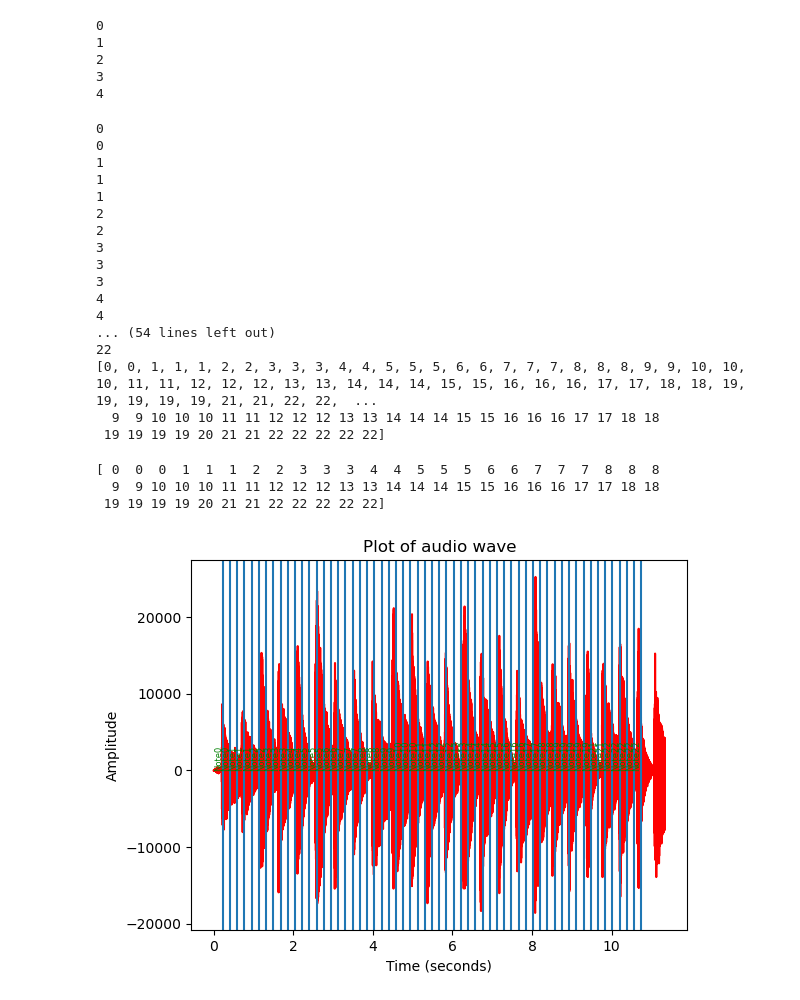
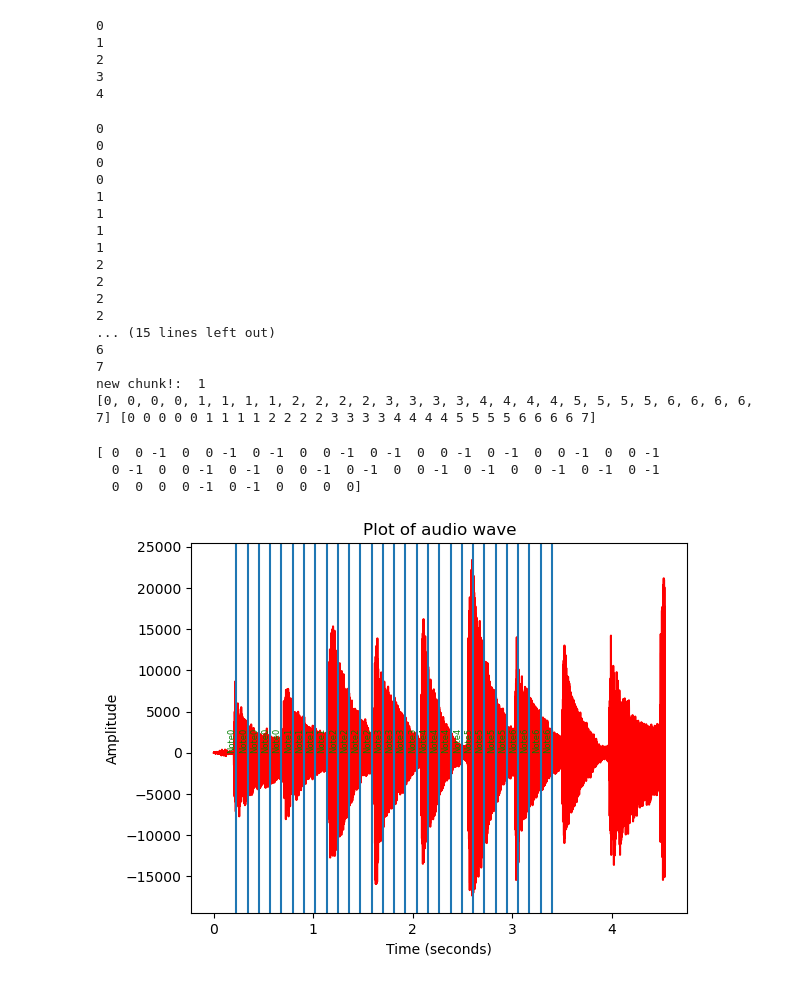
Before and after one commit to josephinecowley/Score-follower, a Jupyter notebook: viterbi_experiments/viterbi_windowing.ipynb, the cells around one changed output. Saved outputs shown, nothing was run; the diff lists cells and outputs as text; code cells hidden in the pictures.

Commit message:
feat: add viterbi class in main program

```diff
--- a/viterbi_experiments/viterbi_windowing.ipynb
+++ b/viterbi_experiments/viterbi_windowing.ipynb
@@ -65,9 +65,9 @@ print(T)
 # Return observed state elements as a list of np.arrays called audio_data
 
 # Define arguments
-hop_length = 8000
+hop_length = 5000
 sample_length = 1000
-show = 500000
+show = 200000
 offset = 10000 # TODO Ive added an offset of 10000 for now whilst we havent implemented a solution for the initial silence
 
 performance_path = '/Users/josephine/Documents/Engineering /Part IIB/Score alignment project/Score-follower/wav_files/bach_3.wav'
@@ -115,7 +115,7 @@ def viterbi(y: List[np.ndarray], T: np.ndarray, states: List[list], sample_rate:
     path = []
     w = 10
     chunk = 0
-    step = w //4
+    step = w //3
 
 
     # Initialise prior state (we will assume we start at the first state)
@@ -156,37 +156,37 @@ def viterbi(y: List[np.ndarray], T: np.ndarray, states: List[list], sample_rate:
     return path, optimal_path
 
 
-path, optimal = viterbi(audio_data[:60], T, score[:60], cov_dict=cov_dict )
+path, optimal = viterbi(audio_data[:30], T, score[:30], cov_dict=cov_dict )
 print(path, optimal)
 # %% [output]
+0
+0
 0
 0
 1
 1
 1
+1
 2
 2
-3
-3
-3
-4
-4
-... (54 lines left out)
-22
-[0, 0, 1, 1, 1, 2, 2, 3, 3, 3, 4, 4, 5, 5, 5, 6, 6, 7, 7, 7, 8, 8, 8, 9, 9, 10, 10, 10, 11, 11, 12, 12, 12, 13, 13, 14, 14, 14, 15, 15, 16, 16, 16, 17, 17, 18, 18, 19, 19, 19, 19, 19, 21, 21, 22, 22,  ...
-  9  9 10 10 10 11 11 12 12 12 13 13 14 14 14 15 15 16 16 16 17 17 18 18
- 19 19 19 19 20 21 21 22 22 22 22 22]
+2
+2
+... (15 lines left out)
+6
+7
+new chunk!:  1
+[0, 0, 0, 0, 1, 1, 1, 1, 2, 2, 2, 2, 3, 3, 3, 3, 4, 4, 4, 4, 5, 5, 5, 5, 6, 6, 6, 6, 7] [0 0 0 0 0 1 1 1 1 2 2 2 2 3 3 3 3 4 4 4 4 5 5 5 5 6 6 6 6 7]
 # %%
-print(optimal)
+print(gamma)
 # %% [output]
-[ 0  0  0  1  1  1  2  2  3  3  3  4  4  5  5  5  6  6  7  7  7  8  8  8
-  9  9 10 10 10 11 11 12 12 12 13 13 14 14 14 15 15 16 16 16 17 17 18 18
- 19 19 19 19 20 21 21 22 22 22 22 22]
+[ 0  0 -1  0  0 -1  0 -1  0  0 -1  0 -1  0  0 -1  0 -1  0  0 -1  0  0 -1
+  0 -1  0  0 -1  0 -1  0  0 -1  0 -1  0  0 -1  0 -1  0  0 -1  0 -1  0 -1
+  0  0  0  0 -1  0 -1  0  0  0  0]
 # %%
 # Plot data to help visualise it
 helper.plot_audio(time_samples[:show], data[:show])
-for _, i in enumerate(sample_indices[:59]):
+for _, i in enumerate(sample_indices[:29]):
     plt.axvline(i/sample_rate)
     plt.text(sample_indices[_]/sample_rate, 0.3, f'Note{optimal[_]}', color='green', ha='right', va='bottom', rotation=90, fontsize=6)
 # %% [output]
-[figure, old version]
+[figure, new version]
```
Also changed, not shown: parts of 1 cell of this notebook, 1 other file.
